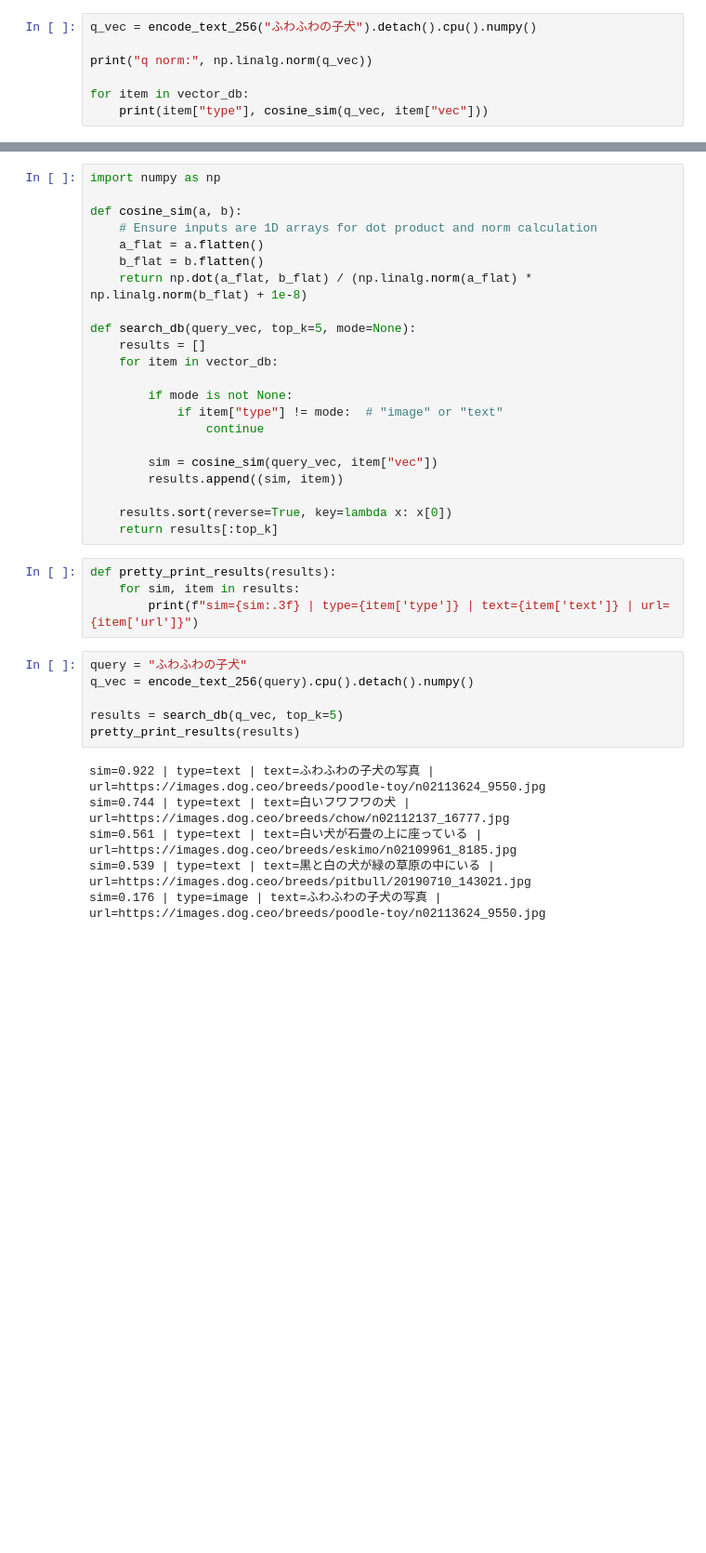
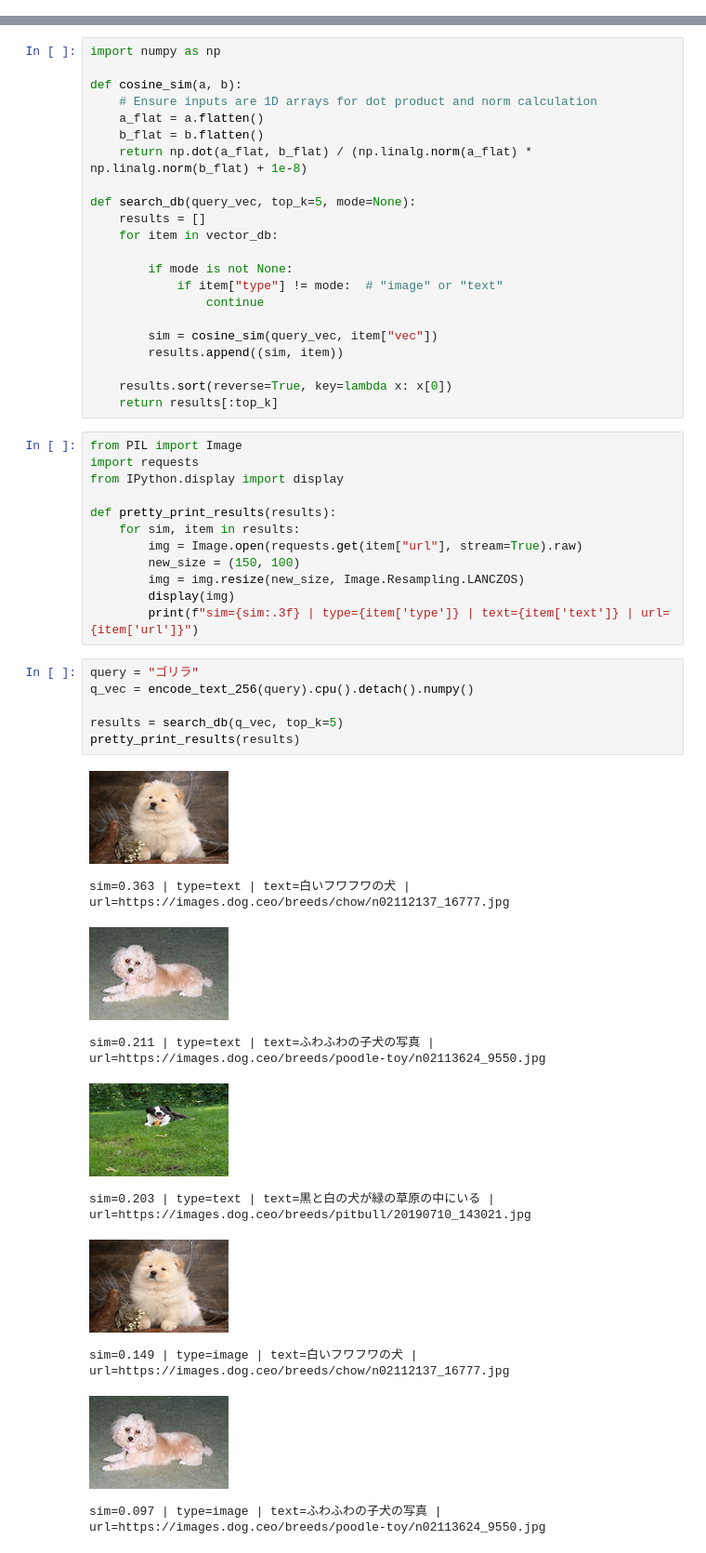
Before and after one commit to OlyKoek/MyStudy-AI-app, a Jupyter notebook: create_multimodal_embeding.ipynb, the cells around one changed output, grey strips where cells are left out. Shown at 93% size. Cells and saved outputs as stored; diff of their text form; blank space fills up the shorter version.

```diff
--- a/create_multimodal_embeding.ipynb
+++ b/create_multimodal_embeding.ipynb
@@ -428,10 +428,3 @@ len(vector_db)
 8
 # %% [markdown]
 ## TEST
-# %%
-q_vec = encode_text_256("ふわふわの子犬").detach().cpu().numpy()
-
-print("q norm:", np.linalg.norm(q_vec))
-
-for item in vector_db:
-    print(item["type"], cosine_sim(q_vec, item["vec"]))
@@ -468,18 +451,31 @@ def search_db(query_vec, top_k=5, mode=None):
     results.sort(reverse=True, key=lambda x: x[0])
     return results[:top_k]
 # %%
+from PIL import Image
+import requests
+from IPython.display import display
+
 def pretty_print_results(results):
     for sim, item in results:
+        img = Image.open(requests.get(item["url"], stream=True).raw)
+        new_size = (150, 100)
+        img = img.resize(new_size, Image.Resampling.LANCZOS)
+        display(img)
         print(f"sim={sim:.3f} | type={item['type']} | text={item['text']} | url={item['url']}")
 # %%
-query = "ふわふわの子犬"
+query = "ゴリラ"
 q_vec = encode_text_256(query).cpu().detach().numpy()
 
 results = search_db(q_vec, top_k=5)
 pretty_print_results(results)
 # %% [output]
+[figure, added]
-sim=0.922 | type=text | text=ふわふわの子犬の写真 | url=https://images.dog.ceo/breeds/poodle-toy/n02113624_9550.jpg
-sim=0.744 | type=text | text=白いフワフワの犬 | url=https://images.dog.ceo/breeds/chow/n02112137_16777.jpg
-sim=0.561 | type=text | text=白い犬が石畳の上に座っている | url=https://images.dog.ceo/breeds/eskimo/n02109961_8185.jpg
-sim=0.539 | type=text | text=黒と白の犬が緑の草原の中にいる | url=https://images.dog.ceo/breeds/pitbull/20190710_143021.jpg
-sim=0.176 | type=image | text=ふわふわの子犬の写真 | url=https://images.dog.ceo/breeds/poodle-toy/n02113624_9550.jpg
+sim=0.363 | type=text | text=白いフワフワの犬 | url=https://images.dog.ceo/breeds/chow/n02112137_16777.jpg
+[figure, added]
+sim=0.211 | type=text | text=ふわふわの子犬の写真 | url=https://images.dog.ceo/breeds/poodle-toy/n02113624_9550.jpg
+[figure, added]
+sim=0.203 | type=text | text=黒と白の犬が緑の草原の中にいる | url=https://images.dog.ceo/breeds/pitbull/20190710_143021.jpg
+[figure, added]
+sim=0.149 | type=image | text=白いフワフワの犬 | url=https://images.dog.ceo/breeds/chow/n02112137_16777.jpg
+[figure, added]
+sim=0.097 | type=image | text=ふわふわの子犬の写真 | url=https://images.dog.ceo/breeds/poodle-toy/n02113624_9550.jpg
```
Also changed, not shown: parts of 4 cells of this notebook.
